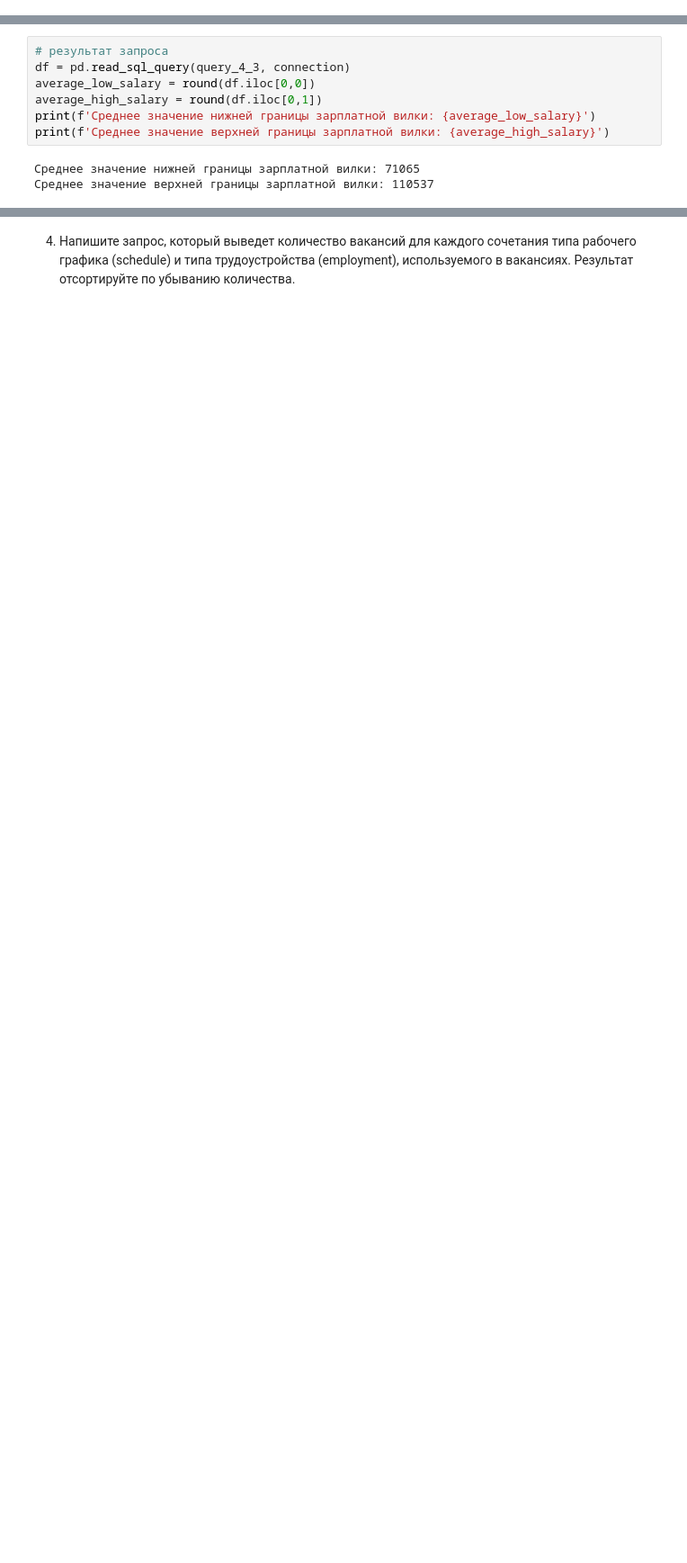
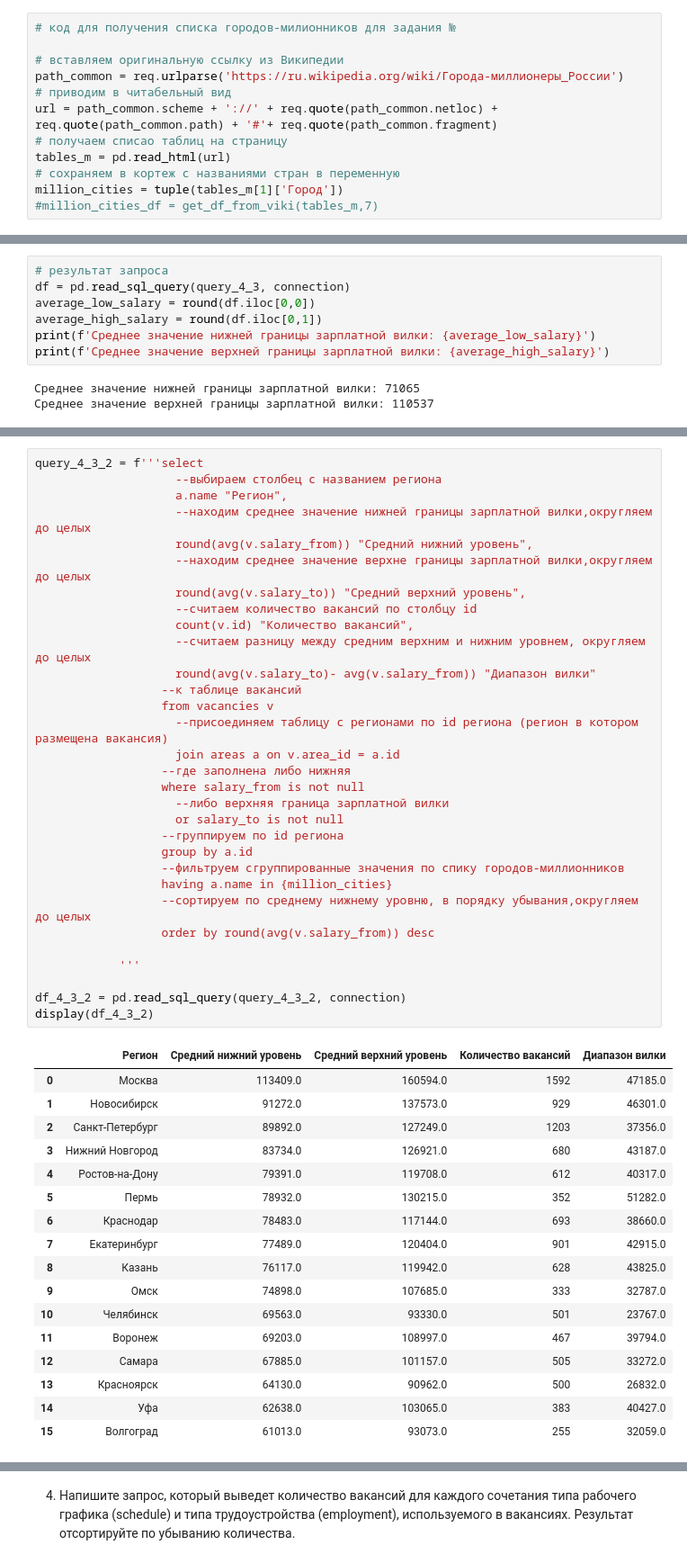
Before and after one commit to AntonYurkovskiy/Project_2_SQL_hh_analiysis, a Jupyter notebook: Project_2_Ноутбук_шаблон.ipynb, the cells around one changed output, grey strips where cells are left out. Shown at 90% size. Saved outputs shown, nothing was run; the diff lists cells and outputs as text; blank space fills up the shorter version.

```diff
--- a/Project_2_Ноутбук_шаблон.ipynb
+++ b/Project_2_Ноутбук_шаблон.ipynb
@@ -24,0 +74,12 @@ connection = psycopg2.connect(
+# %%
+# код для получения списка городов-милионников для задания №
+
+# вставляем оригинальную ссылку из Википедии
+path_common = req.urlparse('https://ru.wikipedia.org/wiki/Города-миллионеры_России')
+# приводим в читабельный вид
+url = path_common.scheme + '://' + req.quote(path_common.netloc) +  req.quote(path_common.path) + '#'+ req.quote(path_common.fragment)
+# получаем списао таблиц на страницу
+tables_m = pd.read_html(url)
+# сохраняем в кортеж с названиями стран в переменную
+million_cities = tuple(tables_m[1]['Город'])
+#million_cities_df = get_df_from_viki(tables_m,7)
@@ -201,0 +377,49 @@ print(f'Среднее значение верхней границы зарпл
+# %%
+query_4_3_2 = f'''select
+                    --выбираем столбец с названием региона
+                    a.name "Регион",
+                    --находим среднее значение нижней границы зарплатной вилки,округляем до целых
+                    round(avg(v.salary_from)) "Средний нижний уровень",
+                    --находим среднее значение верхне границы зарплатной вилки,округляем до целых
+                    round(avg(v.salary_to)) "Средний верхний уровень",
+                    --считаем количество вакансий по столбцу id
+                    count(v.id) "Количество вакансий",
+                    --считаем разницу между средним верхним и нижним уровнем, округляем до целых
+                    round(avg(v.salary_to)- avg(v.salary_from)) "Диапазон вилки"
+                  --к таблице вакансий
+                  from vacancies v
+                    --присоединяем таблицу с регионами по id региона (регион в котором размещена вакансия)
+                    join areas a on v.area_id = a.id
+                  --где заполнена либо нижняя
+                  where salary_from is not null
+                    --либо верхняя граница зарплатной вилки
+                    or salary_to is not null
+                  --группируем по id региона
+                  group by a.id
+                  --фильтруем сгруппированные значения по спику городов-миллионников
+                  having a.name in {million_cities}
+                  --сортируем по среднему нижнему уровню, в порядку убывания,округляем до целых
+                  order by round(avg(v.salary_from)) desc
+
+            '''
+
+df_4_3_2 = pd.read_sql_query(query_4_3_2, connection)
+display(df_4_3_2)
+# %% [output]
+|  | Регион | Средний нижний уровень | Средний верхний уровень | Количество вакансий | Диапазон вилки |
+| 0 | Москва | 113409.0 | 160594.0 | 1592 | 47185.0 |
+| 1 | Новосибирск | 91272.0 | 137573.0 | 929 | 46301.0 |
+| 2 | Санкт-Петербург | 89892.0 | 127249.0 | 1203 | 37356.0 |
+| 3 | Нижний Новгород | 83734.0 | 126921.0 | 680 | 43187.0 |
+| 4 | Ростов-на-Дону | 79391.0 | 119708.0 | 612 | 40317.0 |
+| 5 | Пермь | 78932.0 | 130215.0 | 352 | 51282.0 |
+| 6 | Краснодар | 78483.0 | 117144.0 | 693 | 38660.0 |
+| 7 | Екатеринбург | 77489.0 | 120404.0 | 901 | 42915.0 |
+| 8 | Казань | 76117.0 | 119942.0 | 628 | 43825.0 |
+| 9 | Омск | 74898.0 | 107685.0 | 333 | 32787.0 |
+| 10 | Челябинск | 69563.0 | 93330.0 | 501 | 23767.0 |
+| 11 | Воронеж | 69203.0 | 108997.0 | 467 | 39794.0 |
+| 12 | Самара | 67885.0 | 101157.0 | 505 | 33272.0 |
+| 13 | Красноярск | 64130.0 | 90962.0 | 500 | 26832.0 |
+| 14 | Уфа | 62638.0 | 103065.0 | 383 | 40427.0 |
+| 15 | Волгоград | 61013.0 | 93073.0 | 255 | 32059.0 |
```
Also changed, not shown: parts of 64 cells of this notebook.
